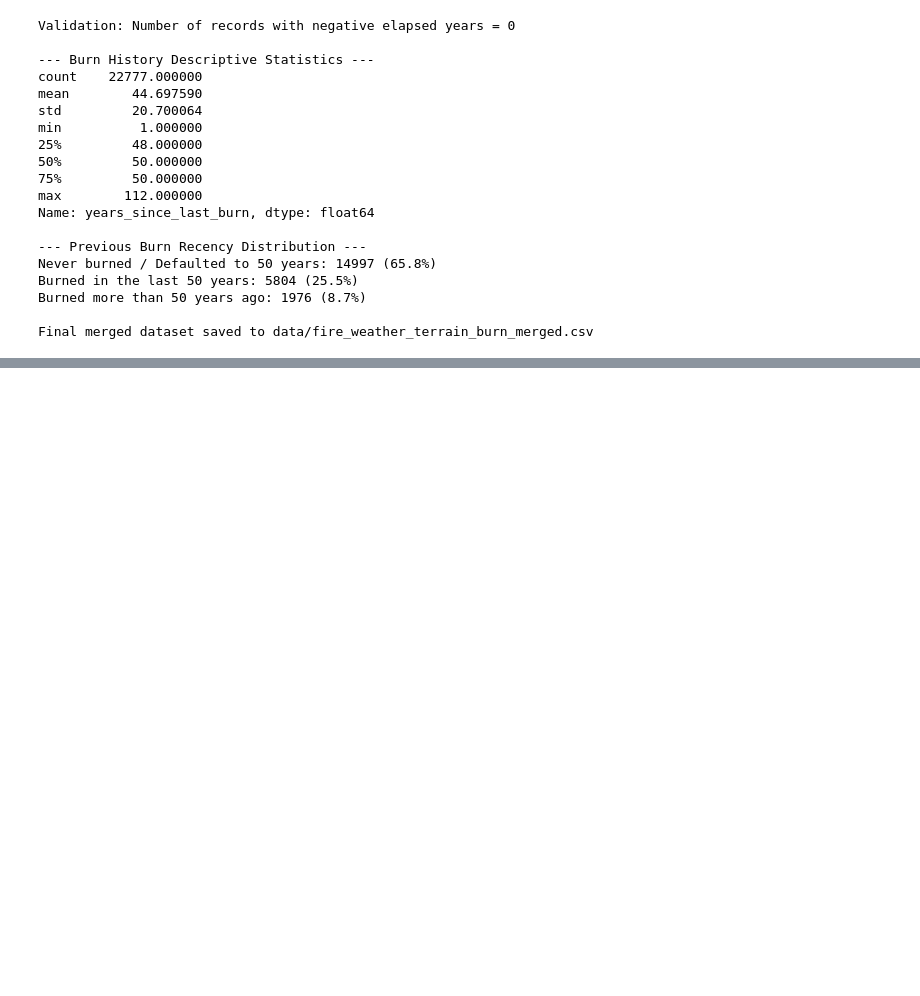
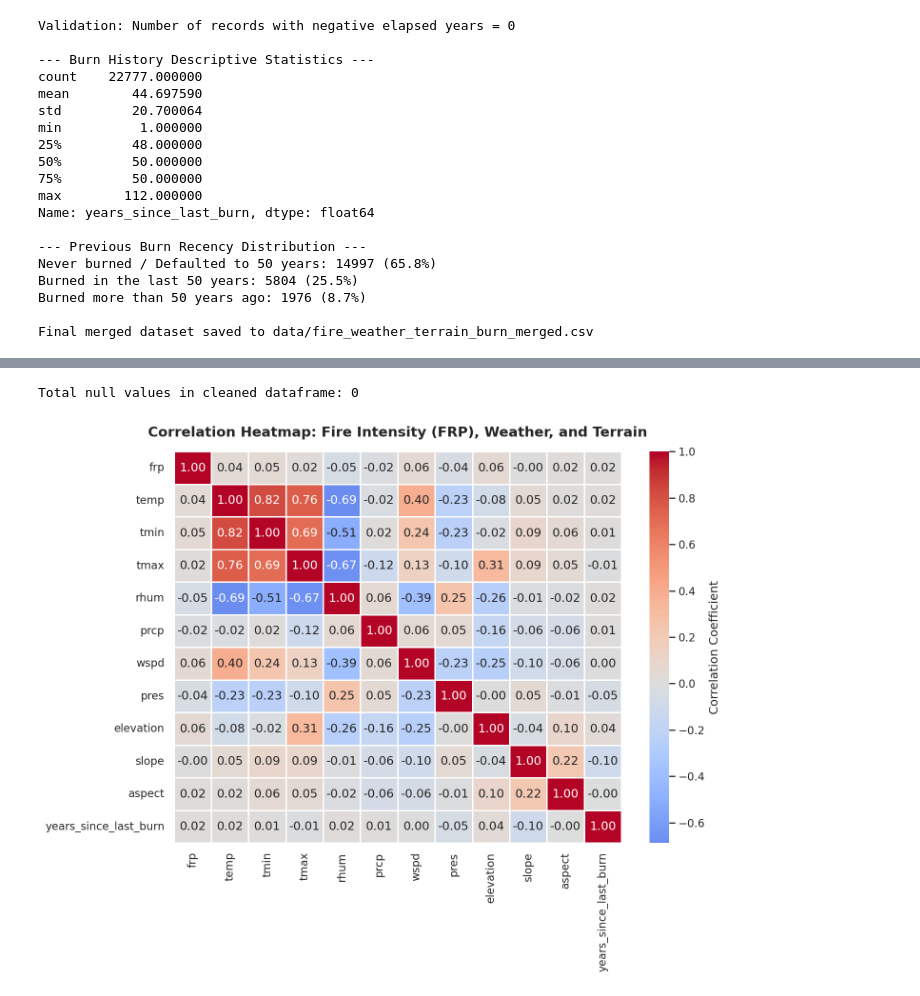
Before and after one commit to siraj-ahmed-cal/capstone, a Jupyter notebook: exploratory-data-analysis.ipynb, the cells around one changed output, grey strips where cells are left out. Drawn from its saved outputs; the diff is of its cells as text; code cells hidden in the pictures; blank space fills up the shorter version.

Commit message:
Assemble cleaned feature dataset and generate exploratory visualizations

```diff
--- a/exploratory-data-analysis.ipynb
+++ b/exploratory-data-analysis.ipynb
@@ -704,0 +708,47 @@ Final merged dataset saved to data/fire_weather_terrain_burn_merged.csv
+# %%
+import numpy as np
+import matplotlib.pyplot as plt
+import seaborn as sns
+import os
+
+# Select modeling features and target
+columns_to_keep = [
+    'frp', 'latitude', 'longitude', 'county', 'local_date', 'daynight',
+    'temp', 'tmin', 'tmax', 'rhum', 'prcp', 'wspd', 'pres',
+    'elevation', 'slope', 'aspect', 'fuel_model', 'fuel_class',
+    'years_since_last_burn'
+]
+df_clean = final_df[columns_to_keep].copy()
+
+# Assert zero NaNs in our clean feature dataframe
+null_count = df_clean.isnull().sum().sum()
+print(f"Total null values in cleaned dataframe: {null_count}")
+assert null_count == 0, "Error: Cleaned dataframe contains null values!"
+
+# Select continuous columns for correlation matrix
+numeric_cols = ['frp', 'temp', 'tmin', 'tmax', 'rhum', 'prcp', 'wspd', 'pres', 'elevation', 'slope', 'aspect', 'years_since_last_burn']
+corr_matrix = df_clean[numeric_cols].corr()
+
+sns.set_theme(style="whitegrid")
+plt.rcParams['font.family'] = 'sans-serif'
+plt.rcParams['font.sans-serif'] = ['DejaVu Sans', 'Arial', 'Helvetica']
+
+# Correlation Matrix Heatmap
+fig, ax = plt.subplots(figsize=(10, 8), dpi=150)
+sns.heatmap(
+    corr_matrix,
+    annot=True,
+    fmt=".2f",
+    cmap="coolwarm",
+    center=0,
+    linewidths=0.5,
+    cbar_kws={'label': 'Correlation Coefficient'},
+    ax=ax
+)
+ax.set_title("Correlation Heatmap: Fire Intensity (FRP), Weather, and Terrain", fontsize=14, fontweight='bold', pad=15)
+plt.tight_layout()
+plt.savefig('img/correlation_matrix.png', bbox_inches='tight')
+plt.show()
+# %% [output]
+Total null values in cleaned dataframe: 0
+[figure, added]
```
Also changed, not shown: parts of 3 cells of this notebook, 3 other files.
